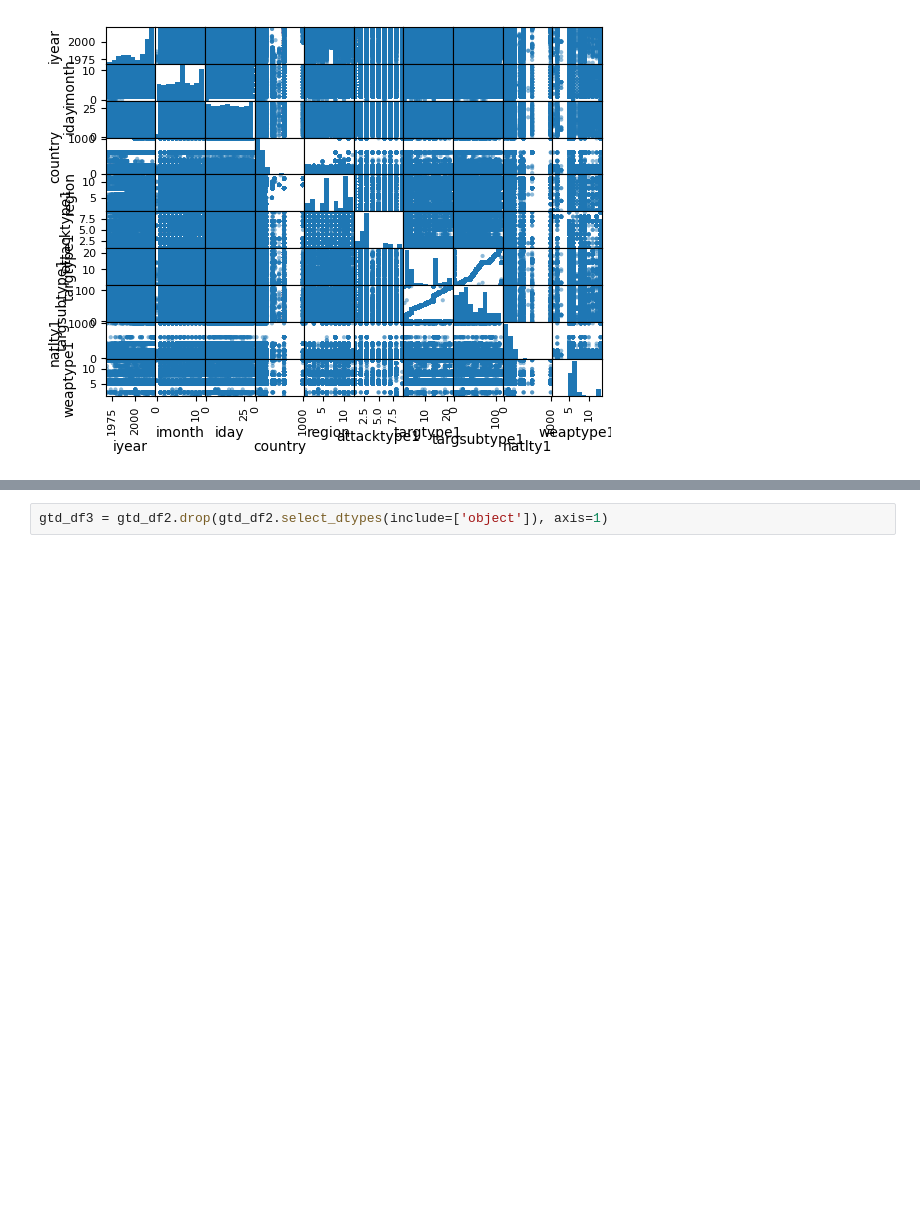
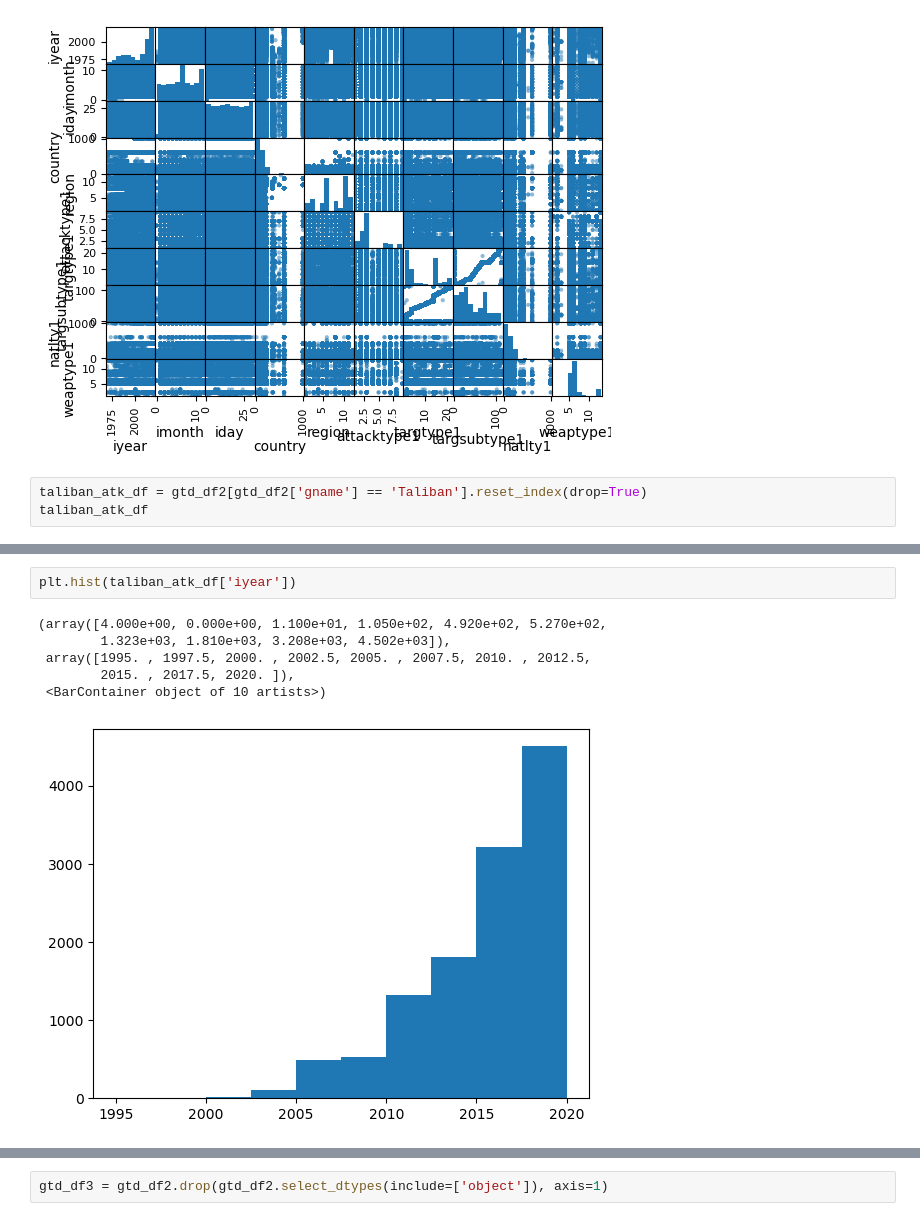
Before and after one commit to Jamison5/final_capstone, a Jupyter notebook: notebooks/test_notebook.ipynb, the cells around one changed output, grey strips where cells are left out. Drawn from its saved outputs; the diff is of its cells as text; blank space fills up the shorter version.

```diff
--- a/notebooks/test_notebook.ipynb
+++ b/notebooks/test_notebook.ipynb
@@ -216,3 +217,6 @@ array([[<Axes: xlabel='iyear', ylabel='iyear'>,
         <Axes: xlabel='natlty1', ylabel='weaptype1'>,
         <Axes: xlabel='weaptype1', ylabel='weaptype1'>]], dtype=object)
 [figure]
+# %%
+taliban_atk_df = gtd_df2[gtd_df2['gname'] == 'Taliban'].reset_index(drop=True)
+taliban_atk_df
@@ -218,0 +237,9 @@ array([[<Axes: xlabel='iyear', ylabel='iyear'>,
+# %%
+plt.hist(taliban_atk_df['iyear'])
+# %% [output]
+(array([4.000e+00, 0.000e+00, 1.100e+01, 1.050e+02, 4.920e+02, 5.270e+02,
+        1.323e+03, 1.810e+03, 3.208e+03, 4.502e+03]),
+ array([1995. , 1997.5, 2000. , 2002.5, 2005. , 2007.5, 2010. , 2012.5,
+        2015. , 2017.5, 2020. ]),
+ <BarContainer object of 10 artists>)
+[figure, added]
```
Also changed, not shown: parts of 21 cells of this notebook.
